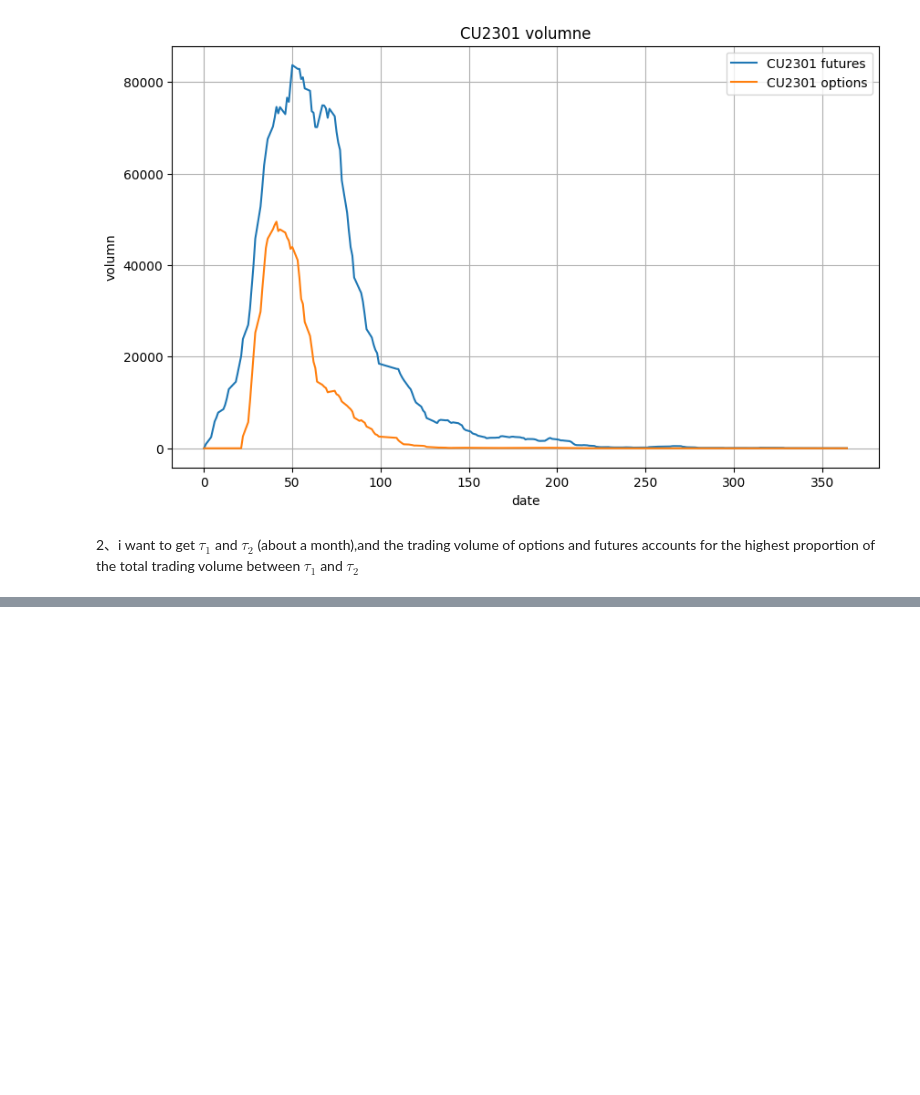
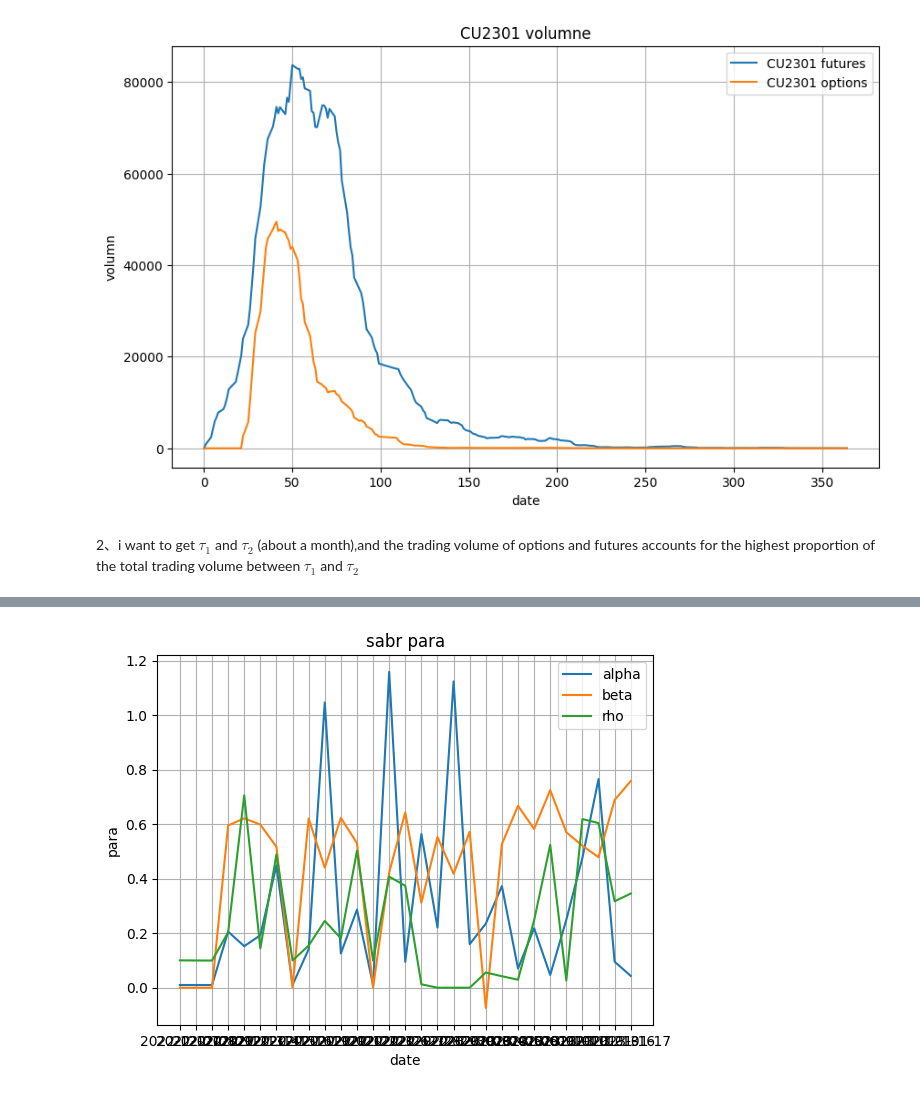
Before and after one commit to alvinonmars/Quantitative-internship, a Jupyter notebook: 毕业设计/code/predict.ipynb, the cells around one changed output, grey strips where cells are left out. Drawn from its saved outputs; the diff is of its cells as text; code cells hidden in the pictures; blank space fills up the shorter version.

```diff
--- a/毕业设计/code/predict.ipynb
+++ b/毕业设计/code/predict.ipynb
@@ -131,0 +150,5 @@ liquid.plot_two()
+# %%
+name = id_lst[1]
+liquid = total_liquid(name)
+tau_lst , _ = liquid.get_tau_two()
+date_lst = liquid.get_date()
@@ -131,0 +264,28 @@ liquid.plot_two()
+# %%
+initial_guess = [0.01, 0.00, 0.10, 0.5]
+x0 = np.array(initial_guess)
+bounds = [(0.0001, 2), (-0.9999, 0.9999), (0.0001, 2), (0.0001, 2)]
+# %%
+from scipy.optimize import minimize
+dates = np.unique(volatility_one.index.get_level_values('trade_date'))
+result_all = []
+for date in tqdm(dates):
+    volatility_day = volatility_one.loc[(volatility_one.index.get_level_values('trade_date') == date), :]
+    strikes = volatility_day.index.get_level_values('strike')
+    forward = volatility_day.index.get_level_values('forward')[0]
+    mat = volatility_day.index.get_level_values('mat')[0]
+    weight = volatility_day.loc[:,'weight'].values
+    vols_BS = volatility_day.loc[:,'volatility'].values
+
+    def vol_square_error(x):
+        sabr0 = sabr(x[0], x[1], x[2], x[3])
+        vols = np.array([sabr0.lognormal_vol(k_, forward, mat / 360)*100 for k_ in strikes])
+        return sum(((vols - vols_BS)*weight)**2)
+
+    res = minimize(vol_square_error, x0, method='L-BFGS-B', bounds=bounds)
+    alpha, beta, rho, volvol = res.x
+    success = res.success
+    resid = res.fun
+    result_date = [alpha, beta, rho, volvol,success,resid]
+    result_all.append(result_date)
+sabr_para = pd.DataFrame(result_all,columns = ['alpha', 'beta', 'rho', 'volvol','success','resid'],index = dates)
@@ -131,0 +317,10 @@ liquid.plot_two()
+# %%
+plt.xlabel('date')
+plt.ylabel('para')
+plt.title("sabr para")
+plt.plot(sabr_para.iloc[:,:3], label=sabr_para.iloc[:,:3].columns)
+plt.grid(True)
+plt.legend()
+plt.show()
+# %% [output]
+[figure, added]
```
Also changed, not shown: parts of 12 cells of this notebook, 1 other file.
